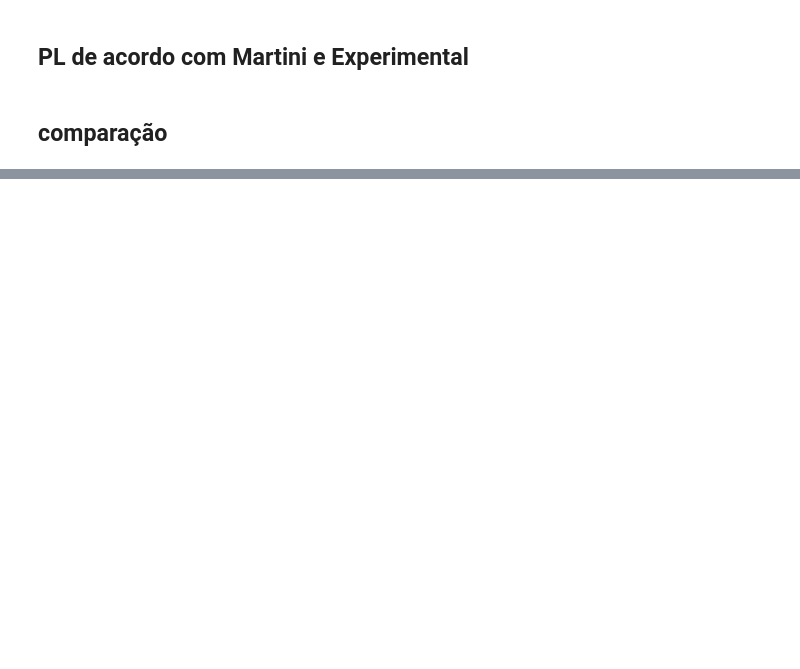
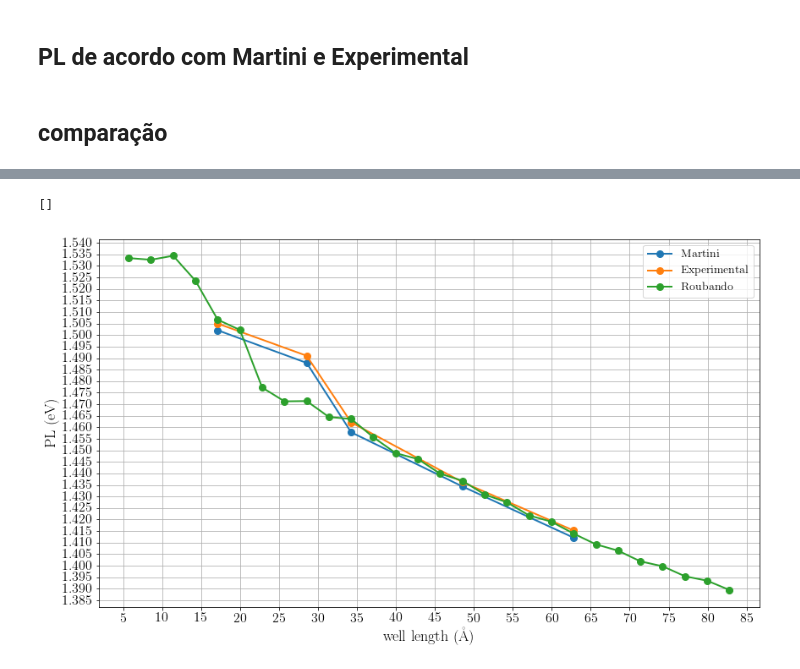
Before and after one commit to thiagolcmelo/time-evolution, a Jupyter notebook: martini-reproduzindo.ipynb, the cells around one changed output, grey strips where cells are left out. Saved outputs shown, nothing was run; the diff lists cells and outputs as text; code cells hidden in the pictures; blank space fills up the shorter version.

```diff
--- a/martini-reproduzindo.ipynb
+++ b/martini-reproduzindo.ipynb
@@ -194,4 +211,5 @@ plt.plot()
 # %%
+PL_nosso_roubado = []
 for ml, electron, heavy_hole in zip(ml_grid, infos_e, infos_h):
     layers, in_x = concentration(x0, R, ml)
 
@@ -247,15 +265,14 @@ for ml, electron, heavy_hole in zip(ml_grid, infos_e, infos_h):
 #     Ehh_es = Ehh_es  / np.sqrt(simps(Ehh_es.conj() * Ehh_es , z))
 #     z_med  = simps(Ehh_es.conj()*z*Ee_es,z)/simps(Ehh_es.conj()*Ee_es,z)
 
-    #Ee_es  = Ee_es   / np.sqrt(simps(Ee_es.conj()  * Ee_es  , z))
     Ehh_es = Ehh_es  / np.sqrt(simps(Ehh_es.conj() * Ehh_es , z))
     z_med  = simps(Ehh_es.conj()*z*Ehh_es,z)/simps(Ehh_es.conj()*Ehh_es,z)
 
     idx = np.max([i if _z < z_med else 0 for i, _z in enumerate(z)])
+    gap_min = gap_strain[idx]
     #gap_min = np.min(gap_strain)
-    gap_min = gap_strain[idx]
     pl = gap_min+Ehh+Ee-7e-3
-    PL_nosso.append(pl)
+    PL_nosso_roubado.append(pl)
 
     print("ML={0:02d}, Ee={1:.8f}, Te={2:04.1f} s, Ehh={3:.8f}, Thh={4:04.1f} s, PL={5:.8f} eV".format(
         ml, Ee, Te, Ehh, Thh, pl))
@@ -271,0 +306,23 @@ ML=22, Ee=0.05535261, Te=08.1 s, Ehh=0.01680132, Thh=20.4 s, PL=1.41359130 eV
+# %%
+#wl = [15, 27, 39, 51, 63]
+wl = np.array([6,10,12,17,22])*5.71/2
+
+fig = plt.figure()
+ax  = fig.gca()
+
+ax.set_xticks(np.arange(0, 100.00, 5.000))
+ax.set_yticks(np.arange(0,  1.61, 0.005))
+ax.set_xlabel('well length (\AA)')
+ax.set_ylabel('PL (eV)')
+
+ax.plot(wl, PL_martini     , '-o', label='Martini')
+ax.plot(wl, PL_experimental, '-o', label='Experimental')
+#ax.plot([float(i)*5.71/2 for i in range(2,30)], PL_nosso       , '-o', label='Nosso calculo')
+ax.plot([float(i)*5.71/2 for i in range(2,30)], PL_nosso_roubado       , '-o', label='Roubando')
+
+plt.legend()
+plt.grid(True)
+plt.plot()
+# %% [output]
+[]
+[figure, added]
```
Also changed, not shown: parts of 8 cells of this notebook, 3 other files.
